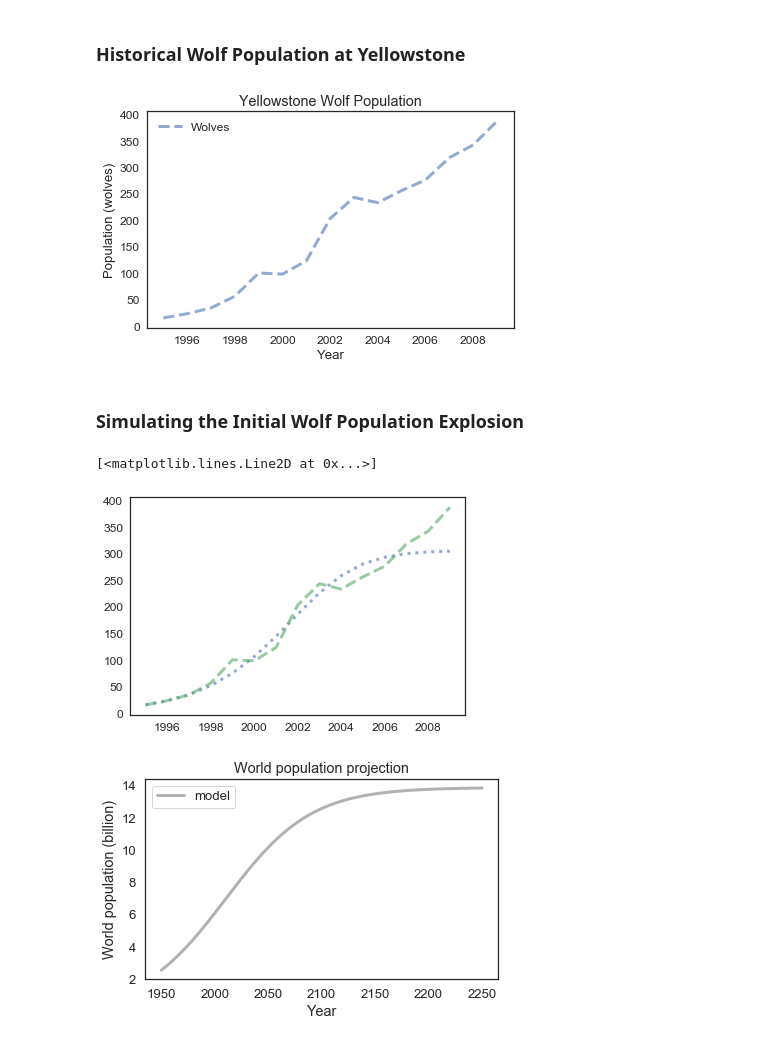
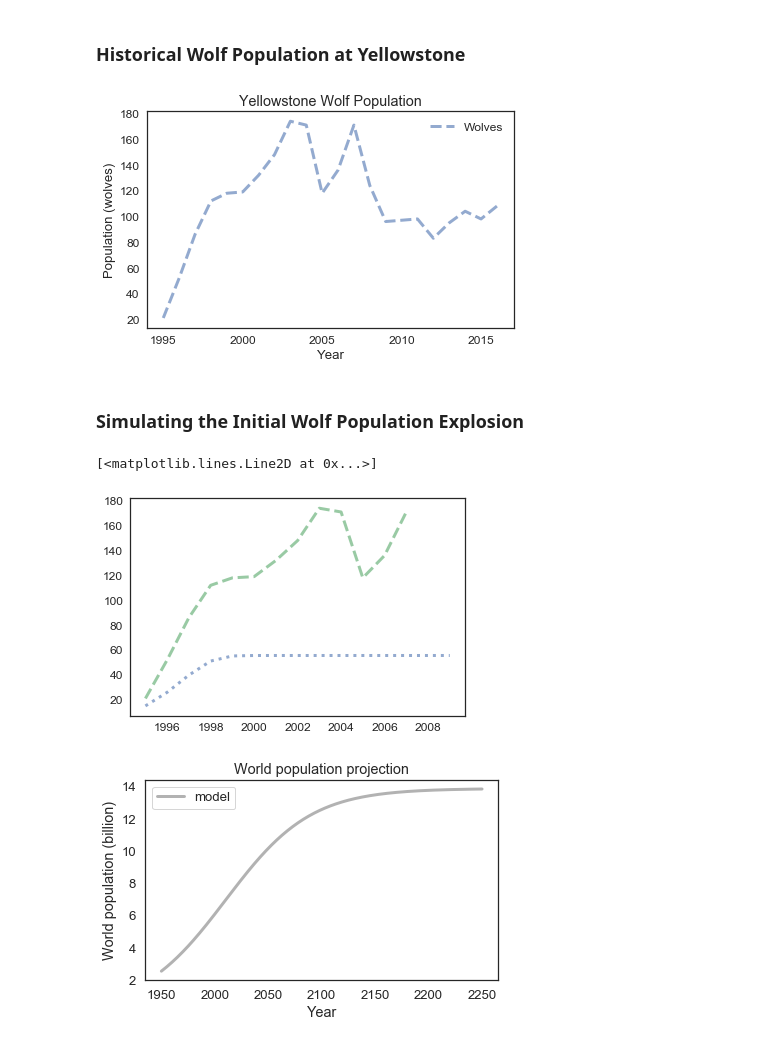
Before and after one commit to fung18870/ModSimPy, a Jupyter notebook: code/Project_1.ipynb, the cells around one changed output. Saved outputs shown, nothing was run; the diff lists cells and outputs as text; code cells hidden in the pictures.

```diff
--- a/code/Project_1.ipynb
+++ b/code/Project_1.ipynb
@@ -22,4 +22,4 @@ from pandas import read_html, read_csv
 # %%
 # imports wolf population data
 wolfData = read_csv('data/wolves.csv', index_col=0)
-wolves = wolfData.wolves;
+wolves = wolfData["YNP Wolves"]
@@ -45,7 +63,7 @@ decorate(xlabel='Year',
     ylabel='Population (wolves)',
     title='Yellowstone Wolf Population')
 # %% [output]
-[figure, old version]
+[figure, new version]
 # %%
 t_0 = get_first_label(wolves)
 t_end = get_last_label(wolves)
@@ -81,16 +99,16 @@ def update_func_quad(pop, t, system):
 # %%
 system = System(t_0=t_0,
                 t_end=t_end,
                 p_0=p_0,
-                alpha=0.55,
-                beta=-0.0018)
+                alpha=1,
+                beta=-0.018)
 
 results = run_simulation(system, update_func_quad)
 plot(results, ':', label='Simulated Population')
 plot(wolves, '--', label='True Population')
 # %% [output]
 [<matplotlib.lines.Line2D at 0x...>]
-[figure, old version]
+[figure, new version]
 # %%
 system.t_end = 2250
 results = run_simulation(system, update_func_quad)
```
Also changed, not shown: parts of 1 cell of this notebook.
